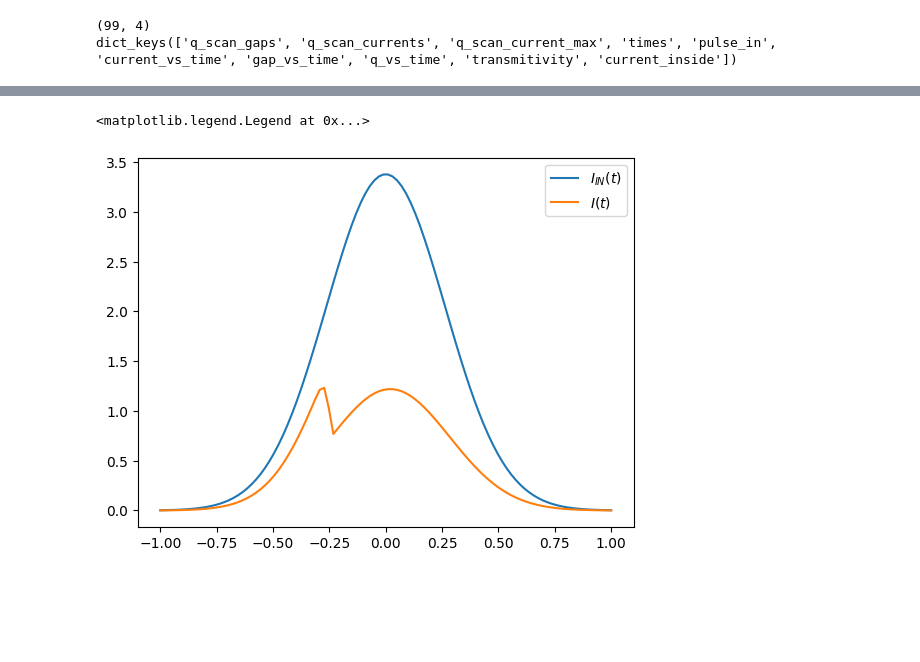
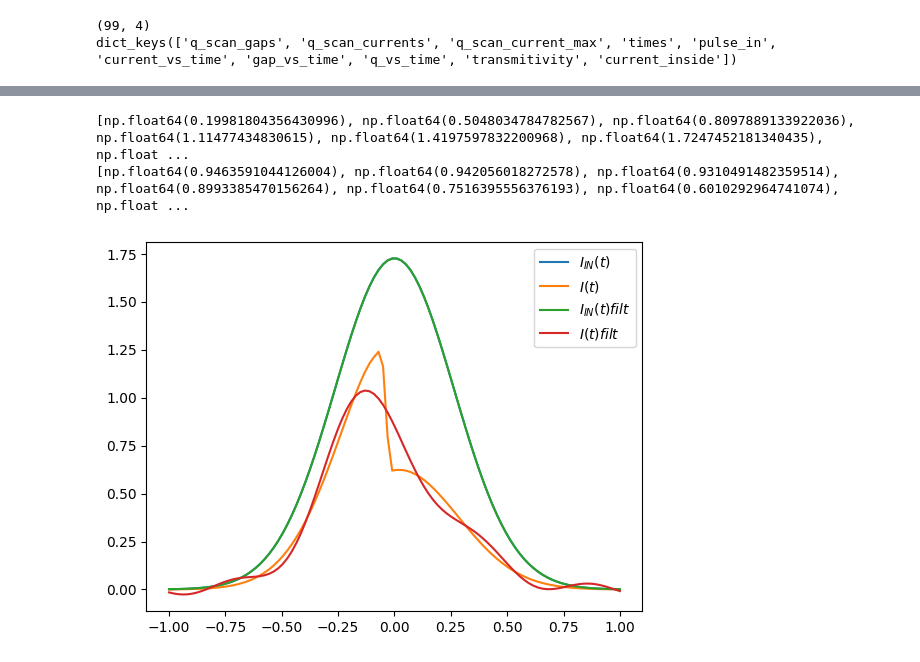
Before and after one commit to j-curtis/psBQP, a Jupyter notebook: Usadel_run.ipynb, the cells around one changed output, grey strips where cells are left out. Saved outputs shown, nothing was run; the diff lists cells and outputs as text; code cells hidden in the pictures; blank space fills up the shorter version.

```diff
--- a/Usadel_run.ipynb
+++ b/Usadel_run.ipynb
@@ -633,0 +634,11 @@ run_full_scan(temp = 0.45, phonon_scattering = 0.1, eta = 0.05)
+# %%
+temp_list = jnp.linspace(0.3, 1.2, 20)
+Q_list = jnp.linspace(0.0,0.7,1)
+# %%
+gap_list = []
+
+for temp in tqdm(temp_list):
+    system_parameters = {'critical_temperature': 1.0, 'current_maximum': 1.0, 'temperature': temp, 'z_t/R_n': 50/150, 'eta': 0.05}
+
+    crt_gap, _ = comp.calculate_equilibrium([temp], grid_parameters, system_parameters, optimization_parameters = optimization_parameters, sigma_scatterings = sigma_scatterings,  Q_list = Q_list)
+    gap_list += [crt_gap]
@@ -679,7 +695,7 @@ sc_data_x = data_3
 eta_list = [0.05]
 eta_list = [0.05]
 temp_list = [0.45]
-phonon_scattering_list = [0.1]
+phonon_scattering_list = [0.1,0.2,0.3]
 labels = []
 data_theory_dictionaries = []
 for eta in eta_list:
@@ -759,13 +777,13 @@ sc_data_x = data_3
 eta_list = [0.05]
 eta_list = [0.05]
 temp_list = [0.45]
-phonon_scattering_list = [0.1]
+phonon_scattering_list = [0.1,0.2,0.3]
 labels = []
 data_theory_dictionaries = []
 for eta in eta_list:
     for temp in temp_list:
         for phonon_scattering in phonon_scattering_list:
-            filename = 'Quasi-static-evolution-T:' + str(np.round(temp,2)) + ' phonons:' + str(np.round(phonon_scattering,2)) + ' eta:' + str(np.round(eta,2)) + '.pkl'
+            filename = 'Quasi-static-evolution-T:' + str(np.round(temp,2)) + ' phonons:' + str(np.round(phonon_scattering,2)) + ' eta:' + str(np.round(eta,2)) + '-2.pkl'
             data_theory_dictionaries += [load_file(filename)]
             labels += [r'$\eta$=' + str(np.round(eta,2)) + r', $T$=' + str(np.round(temp,2)) + r', $\sigma_{\rm phon}$=' + str(np.round(phonon_scattering,2))]
 
@@ -787,11 +793,0 @@ plt.legend()
-# %%
-times = data_theory_dictionaries[0]['times']
-data_x = data_theory_dictionaries[0]['pulse_in']
-data_y = data_theory_dictionaries[0]['current_vs_time']
-
-plt.plot(times[5], data_x[5], label = r'$I_{IN}(t)$')
-plt.plot(times[5], data_y[5], label = r'$I(t)$')
-plt.legend()
-# %% [output]
-<matplotlib.legend.Legend at 0x...>
-[figure, removed]
@@ -797,0 +860,48 @@ plt.legend()
+# %%
+data_index = 2
+
+times = data_theory_dictionaries[data_index]['times'][-1]
+data_x = data_theory_dictionaries[data_index]['pulse_in']
+data_y = data_theory_dictionaries[data_index]['current_vs_time']
+index = 5
+
+filter_scale = 1.0
+
+data_x = data_x[index]
+data_y = data_y[index]
+
+plt.plot(times, data_x, label = r'$I_{IN}(t)$')
+plt.plot(times, data_y, label = r'$I(t)$')
+
+
+filtered_data_x = lowpass_filter(times, data_x,  0.7 / 0.31 * filter_scale, method= 'fft')
+filtered_data_y = lowpass_filter(times, data_y,  0.7 / 0.31 * filter_scale, method= 'fft')
+
+plt.plot(times, filtered_data_x, label = r'$I_{IN}(t) filt$')
+plt.plot(times, filtered_data_y, label = r'$I(t) filt$')
+
+plt.legend()
+
+filtered_pulse_in = []
+filtered_transmitivity = []
+
+for index in range(len(data_theory_dictionaries[data_index]['pulse_in'])):
+    times = data_theory_dictionaries[data_index]['times'][-1]
+    data_x = data_theory_dictionaries[data_index]['pulse_in']
+    data_y = data_theory_dictionaries[data_index]['current_vs_time']
+    data_x = data_x[index]
+    data_y = data_y[index]
+
+    filtered_data_x = lowpass_filter(times, data_x,  0.7 / 0.31 * filter_scale,method= 'fft')
+    filtered_data_y = lowpass_filter(times, data_y, 0.7 / 0.31 * filter_scale,method= 'fft')
+
+    filtered_pulse_in += [np.max(filtered_data_x)]
+    filtered_transmitivity += [np.max(filtered_data_y) / np.max(filtered_data_x)]
+
+
+print(filtered_pulse_in)
+print(filtered_transmitivity)
+# %% [output]
+[np.float64(0.19981804356430996), np.float64(0.5048034784782567), np.float64(0.8097889133922036), np.float64(1.11477434830615), np.float64(1.4197597832200968), np.float64(1.7247452181340435), np.float ...
+[np.float64(0.9463591044126004), np.float64(0.942056018272578), np.float64(0.9310491482359514), np.float64(0.8993385470156264), np.float64(0.7516395556376193), np.float64(0.6010292964741074), np.float ...
+[figure, added]
```
Also changed, not shown: parts of 11 cells of this notebook, 7 other files.
